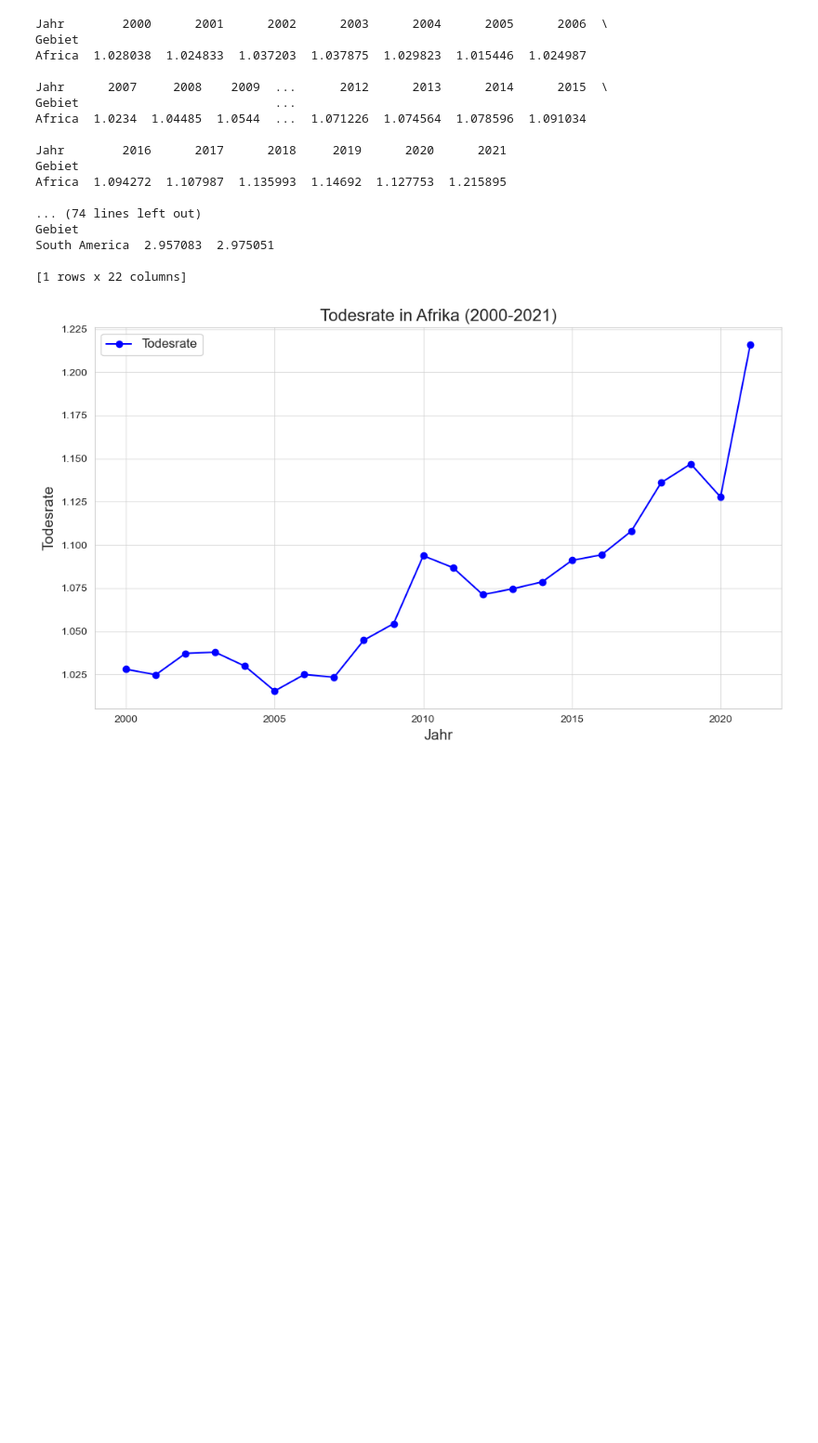
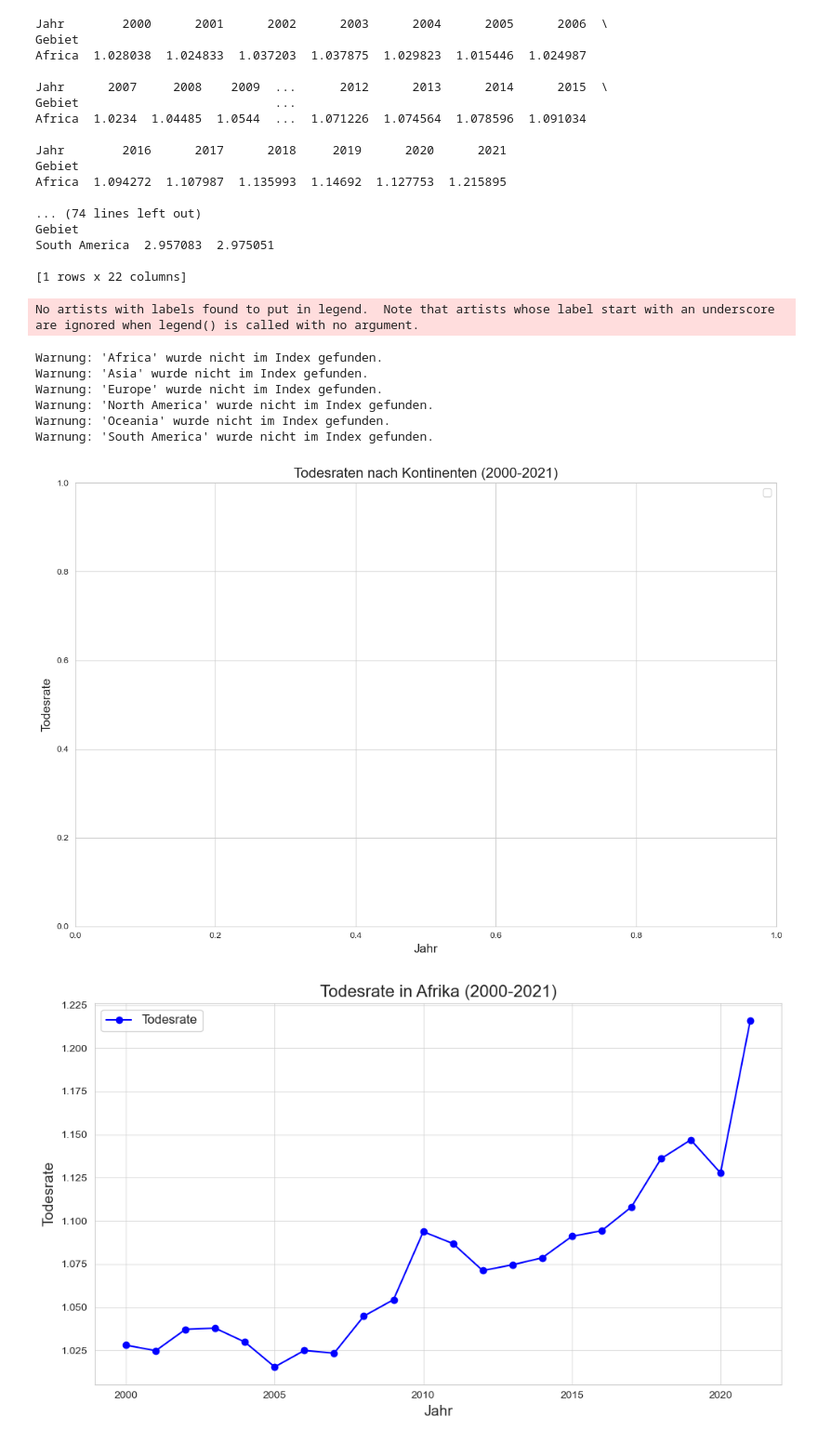
Before and after one commit to Joyce-ops/BMLD-LN2-Carmen-Mcqulat-Joyce, a Jupyter notebook: Leistungsnachweis 2.ipynb, the cells around one changed output. Shown at 93% size. Saved outputs shown, nothing was run; the diff lists cells and outputs as text; code cells hidden in the pictures; blank space fills up the shorter version.

```diff
--- a/Leistungsnachweis 2.ipynb
+++ b/Leistungsnachweis 2.ipynb
@@ -154,3 +206,41 @@ South America  2.957083  2.975051
+# %%
+continents = ['Africa', 'Asia', 'Europe', 'North America', 'Oceania', 'South America']
+
+
+plt.figure(figsize=(12, 8))
+sns.set_style("whitegrid")  # Stil festlegen
+
+for continent in continents:
+    if continent in df_pivot.index:  # Prüfen, ob der Kontinent existiert
+        data = df_pivot.loc[[continent]].T.reset_index()
+        data.columns = ['Jahr', 'Sterberate']
+        plt.plot(
+            data['Jahr'],
+            data['Sterberate'],
+            marker='o',
+            label=f"Todesrate in {continent}"
+        )
+    else:
+        print(f"Warnung: '{continent}' wurde nicht im Index gefunden.")
+
+# Titel und Achsenbeschriftung hinzufügen
+plt.title("Todesraten nach Kontinenten (2000-2021)", fontsize=16)
+plt.xlabel("Jahr", fontsize=14)
+plt.ylabel("Todesrate", fontsize=14)
+
+# Weitere Anpassungen
+plt.legend(fontsize=12, loc="upper right")
+plt.tight_layout()
+plt.show()
+# %% [output]
+No artists with labels found to put in legend.  Note that artists whose label start with an underscore are ignored when legend() is called with no argument.
+Warnung: 'Africa' wurde nicht im Index gefunden.
+Warnung: 'Asia' wurde nicht im Index gefunden.
+Warnung: 'Europe' wurde nicht im Index gefunden.
+Warnung: 'North America' wurde nicht im Index gefunden.
+Warnung: 'Oceania' wurde nicht im Index gefunden.
+Warnung: 'South America' wurde nicht im Index gefunden.
+[figure, added]
 # %%
 # Africa
 africa = df_pivot.loc[['Africa']]
```
Also changed, not shown: parts of 2 cells of this notebook.
